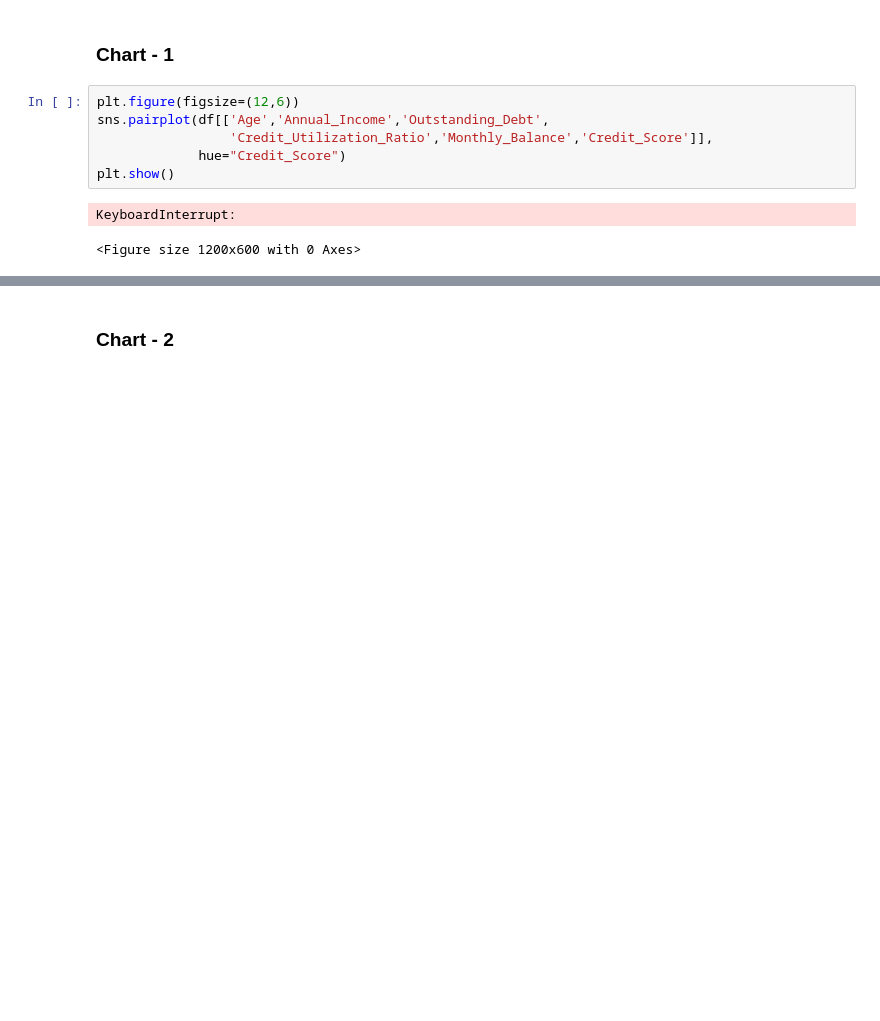
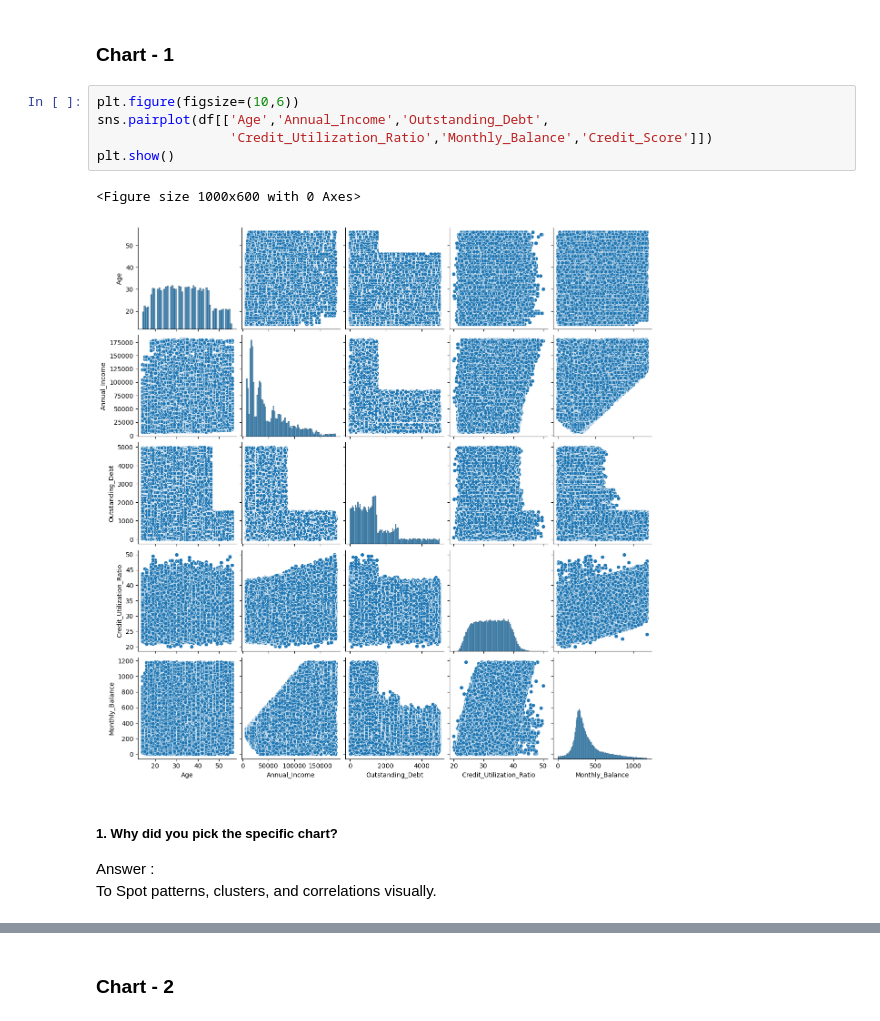
Before and after one commit to O-M18/PolicyBazar-Classification, a Jupyter notebook: Submission.ipynb, the cells around one changed output, grey strips where cells are left out. Drawn from its saved outputs; the diff is of its cells as text; blank space fills up the shorter version.

```diff
--- a/Submission.ipynb
+++ b/Submission.ipynb
@@ -295,11 +386,15 @@ plt.show()
 # %% [markdown]
 ### Chart - 1
 # %%
-plt.figure(figsize=(12,6))
+plt.figure(figsize=(10,6))
 sns.pairplot(df[['Age','Annual_Income','Outstanding_Debt',
-                 'Credit_Utilization_Ratio','Monthly_Balance','Credit_Score']],
-             hue="Credit_Score")
+                 'Credit_Utilization_Ratio','Monthly_Balance','Credit_Score']])
 plt.show()
 # %% [output]
-KeyboardInterrupt:
+<Figure size 1000x600 with 0 Axes>
-<Figure size 1200x600 with 0 Axes>
+[figure, added]
+# %% [markdown]
+##### 1. Why did you pick the specific chart?
+
+Answer :<br>
+To Spot patterns, clusters, and correlations visually.
```
Also changed, not shown: parts of 37 cells of this notebook, 2 other files.
